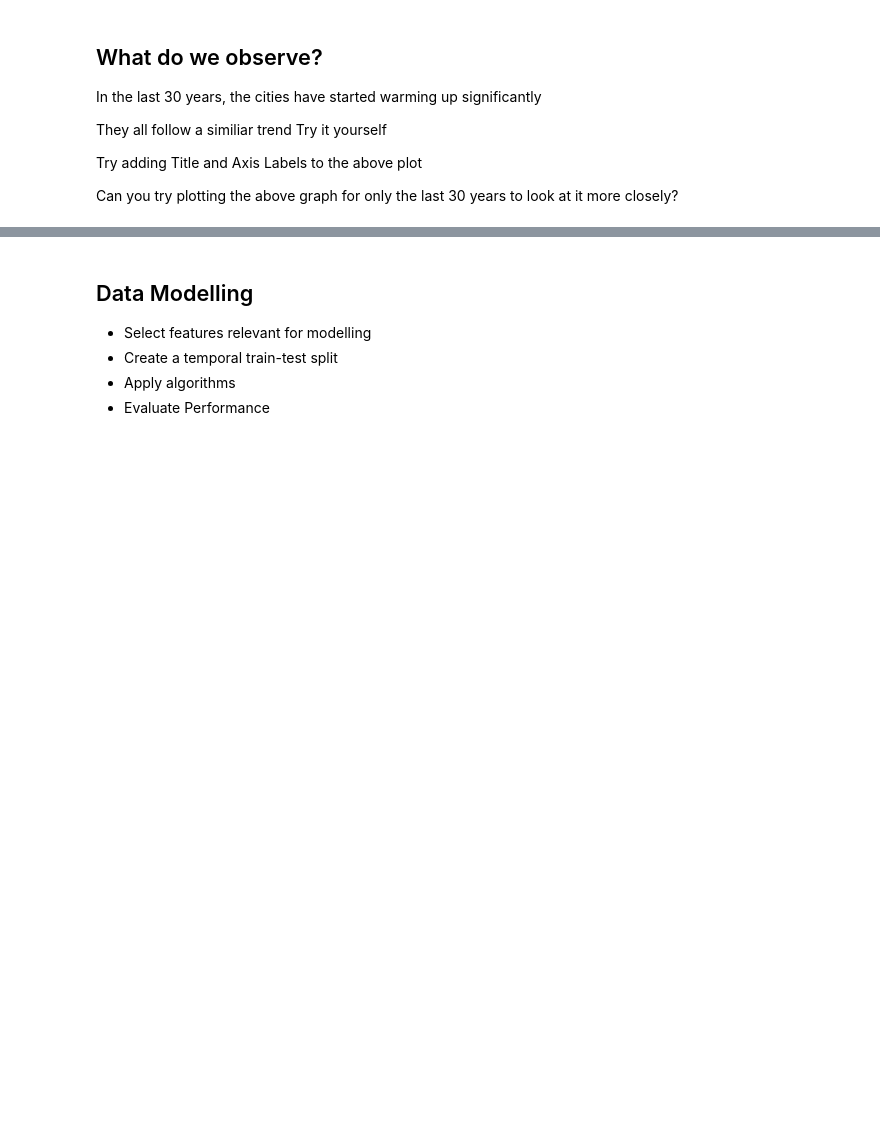
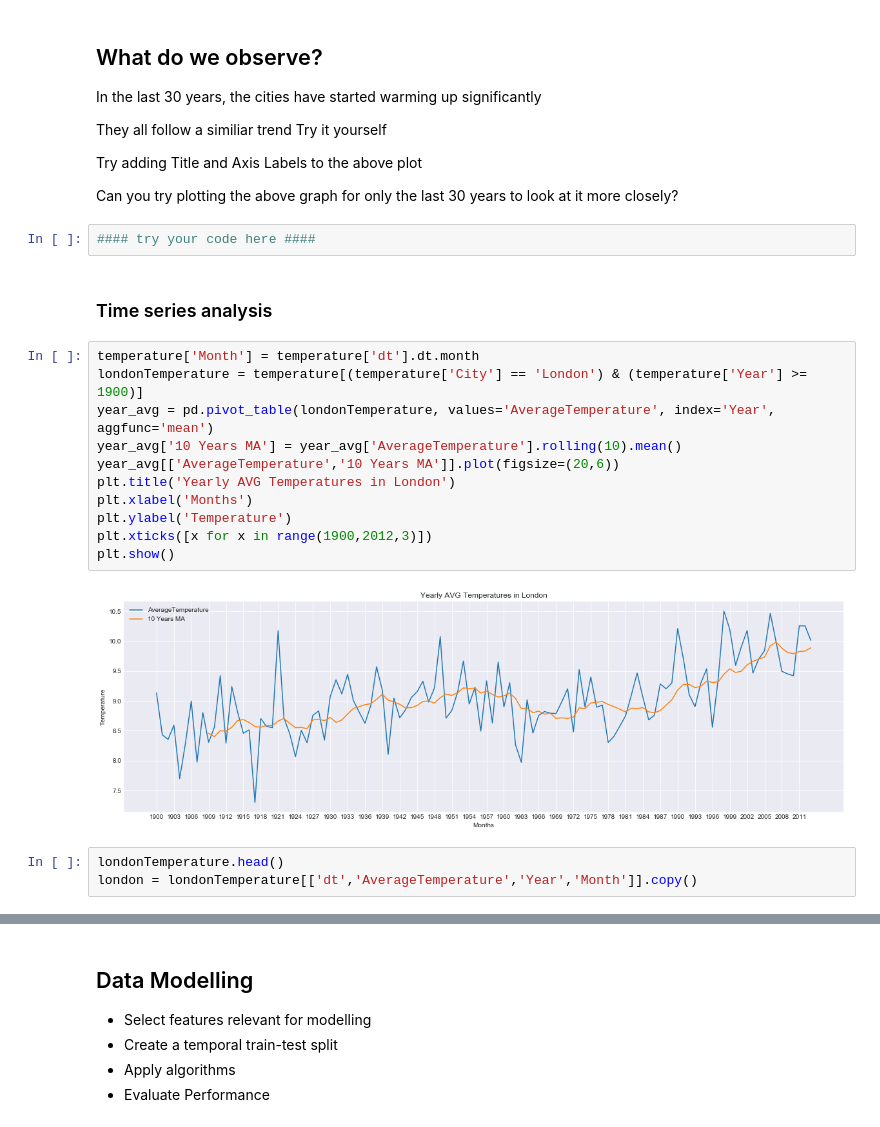
Before and after one commit to Darshna-Shah/Workshops, a Jupyter notebook: Digital Camp UK workshop/Exploring and developing a climate change data science model v2.ipynb, the cells around one changed output, grey strips where cells are left out. Saved outputs shown, nothing was run; the diff lists cells and outputs as text; blank space fills up the shorter version.

```diff
--- a/Digital Camp UK workshop/Exploring and developing a climate change data science model v2.ipynb
+++ b/Digital Camp UK workshop/Exploring and developing a climate change data science model v2.ipynb
@@ -224,3 +226,23 @@ Try it yourself
 Try adding Title and Axis Labels to the above plot
 
 Can you try plotting the above graph for only the last 30 years to look at it more closely?
+# %%
+#### try your code here ####
+# %% [markdown]
+### Time series analysis
+# %%
+temperature['Month'] = temperature['dt'].dt.month
+londonTemperature = temperature[(temperature['City'] == 'London') & (temperature['Year'] >= 1900)]
+year_avg = pd.pivot_table(londonTemperature, values='AverageTemperature', index='Year', aggfunc='mean')
+year_avg['10 Years MA'] = year_avg['AverageTemperature'].rolling(10).mean()
+year_avg[['AverageTemperature','10 Years MA']].plot(figsize=(20,6))
+plt.title('Yearly AVG Temperatures in London')
+plt.xlabel('Months')
+plt.ylabel('Temperature')
+plt.xticks([x for x in range(1900,2012,3)])
+plt.show()
+# %% [output]
+[figure, added]
+# %%
+londonTemperature.head()
+london = londonTemperature[['dt','AverageTemperature','Year','Month']].copy()
```
Also changed, not shown: parts of 10 cells of this notebook, 3 other files.
